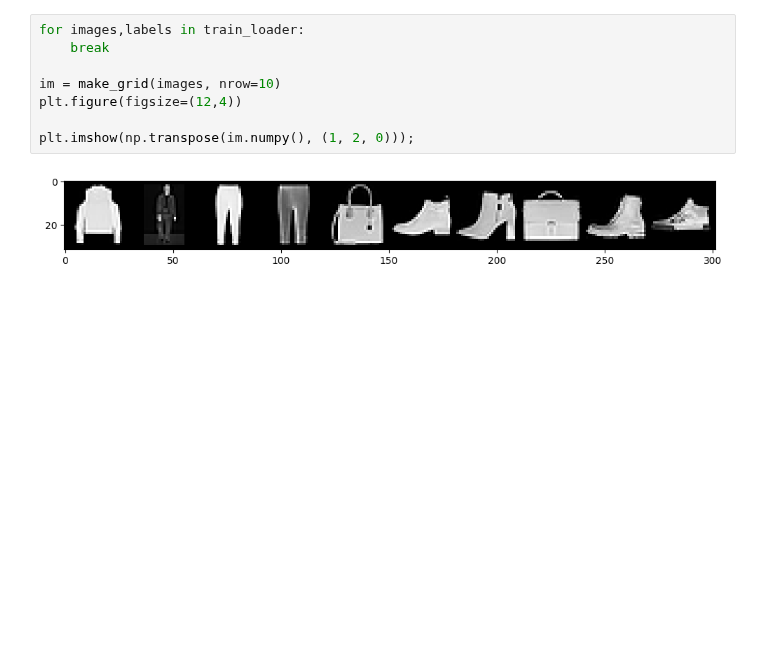
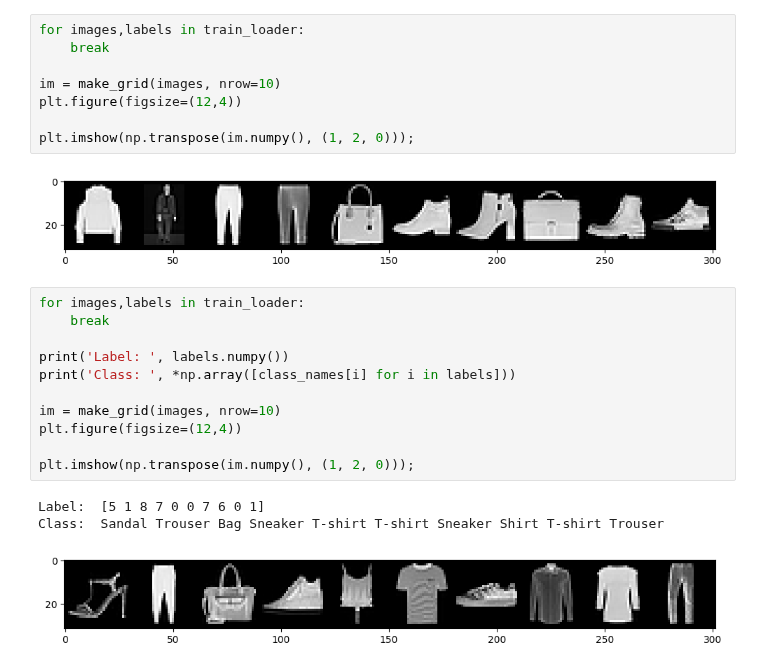
Before and after one commit to gc2321/3546-Deep-Learning, a Jupyter notebook: pytorch/1_12_cnn_Fashion-MNIST_classification.ipynb, the cells around one changed output. Saved outputs shown, nothing was run; the diff lists cells and outputs as text; blank space fills up the shorter version.

```diff
--- a/pytorch/1_12_cnn_Fashion-MNIST_classification.ipynb
+++ b/pytorch/1_12_cnn_Fashion-MNIST_classification.ipynb
@@ -51,3 +51,18 @@ plt.figure(figsize=(12,4))
 plt.imshow(np.transpose(im.numpy(), (1, 2, 0)));
 # %% [output]
 [figure]
+# %%
+for images,labels in train_loader:
+    break
+
+print('Label: ', labels.numpy())
+print('Class: ', *np.array([class_names[i] for i in labels]))
+
+im = make_grid(images, nrow=10)
+plt.figure(figsize=(12,4))
+
+plt.imshow(np.transpose(im.numpy(), (1, 2, 0)));
+# %% [output]
+Label:  [5 1 8 7 0 0 7 6 0 1]
+Class:  Sandal Trouser Bag Sneaker T-shirt T-shirt Sneaker Shirt T-shirt Trouser
+[figure, added]
```
Also changed, not shown: parts of 11 cells of this notebook.
